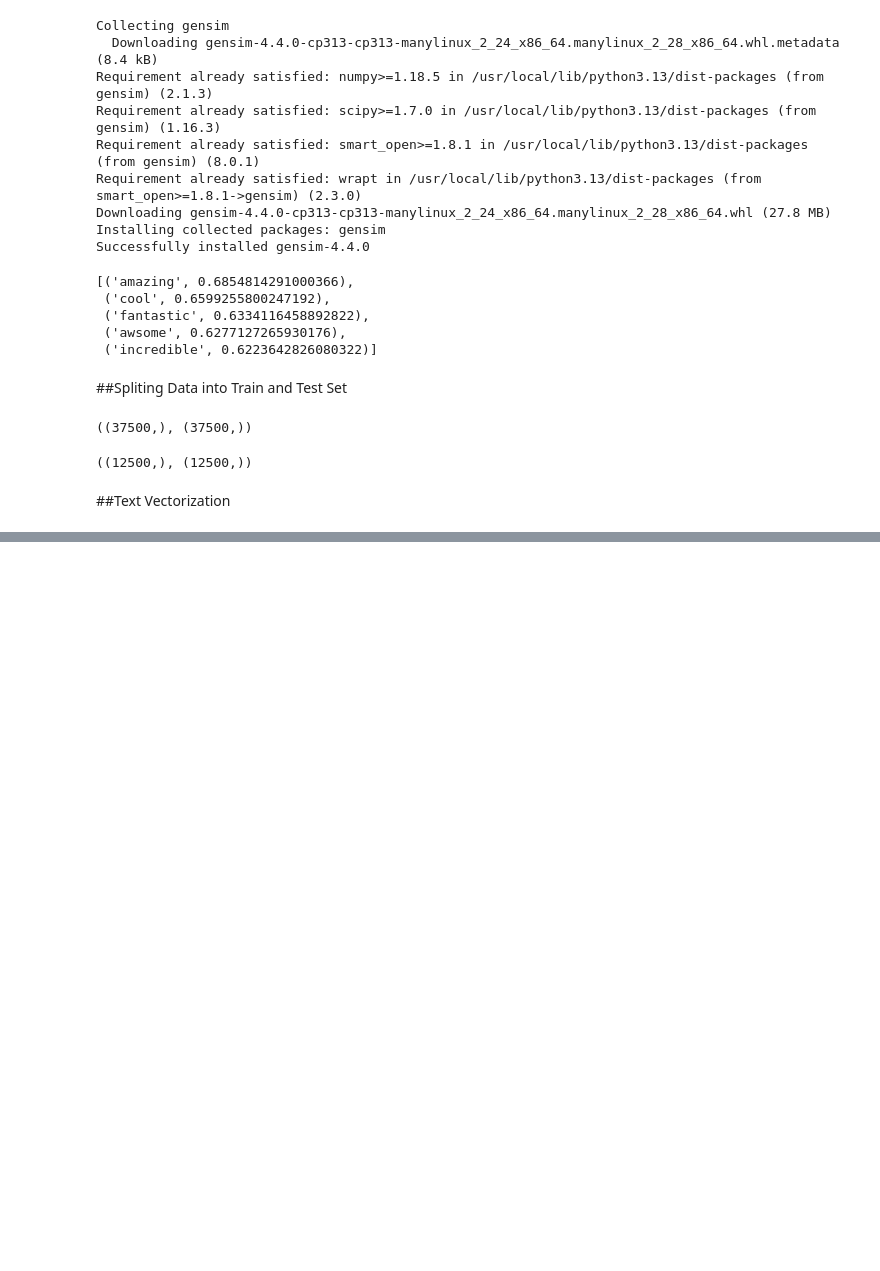
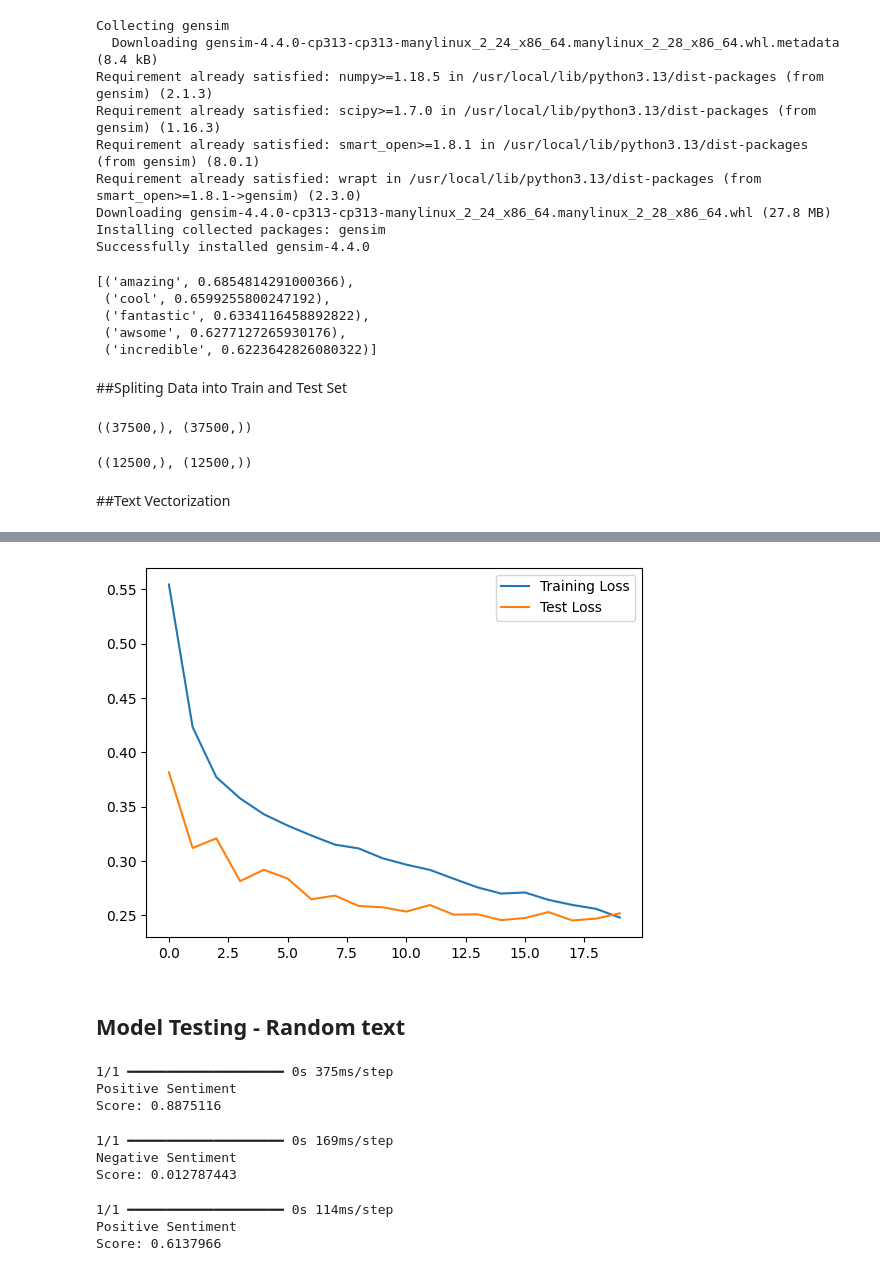
Before and after one commit to Abhayxyzz/ML_Projects, a Jupyter notebook: Sentiment Analysis NLTK/Sentiment_Analysis_of_Movie_Reviews.ipynb, the cells around one changed output, grey strips where cells are left out. Drawn from its saved outputs; the diff is of its cells as text; code cells hidden in the pictures; blank space fills up the shorter version.

```diff
--- a/Sentiment Analysis NLTK/Sentiment_Analysis_of_Movie_Reviews.ipynb
+++ b/Sentiment Analysis NLTK/Sentiment_Analysis_of_Movie_Reviews.ipynb
@@ -222,0 +385,44 @@ NameError: name 'vocab' is not defined
+# %%
+import matplotlib.pyplot as plt
+plt.plot(history.history['loss'],label='Training Loss')
+plt.plot(history.history['val_loss'],label='Test Loss')
+plt.legend()
+plt.show()
+# %% [output]
+[figure, added]
+# %% [markdown]
+## Model Testing - Random text
+# %%
+Test_text = 'The movie was cool. The animation and the graphics were out of this world. I would recommend this movie.'
+prediction = model.predict(tf.constant([clean_text(Test_text)], dtype=tf.string))
+if(prediction[0]>0.5):
+    print("Positive Sentiment", "\nScore:",prediction[0][0])
+else:
+    print("Negative Sentiment","\nScore:",prediction[0][0])
+# %% [output]
+1/1 ━━━━━━━━━━━━━━━━━━━━ 0s 375ms/step
+Positive Sentiment
+Score: 0.8875116
+# %%
+Test_text = 'The movie was good in first-half, but second half is worst, so i hate it'
+prediction = model.predict(tf.constant([clean_text(Test_text)], dtype=tf.string))
+if(prediction[0]>0.5):
+    print("Positive Sentiment", "\nScore:",prediction[0][0])
+else:
+    print("Negative Sentiment","\nScore:",prediction[0][0])
+# %% [output]
+1/1 ━━━━━━━━━━━━━━━━━━━━ 0s 169ms/step
+Negative Sentiment
+Score: 0.012787443
+# %%
+Test_text = 'amzing movie.'
+
+prediction = model.predict(tf.constant([clean_text(Test_text)], dtype=tf.string))
+if(prediction[0]>0.5):
+    print("Positive Sentiment", "\nScore:",prediction[0][0])
+else:
+    print("Negative Sentiment","\nScore:",prediction[0][0])
+# %% [output]
+1/1 ━━━━━━━━━━━━━━━━━━━━ 0s 114ms/step
+Positive Sentiment
+Score: 0.6137966
```
Also changed, not shown: parts of 29 cells of this notebook, 1 other file.
